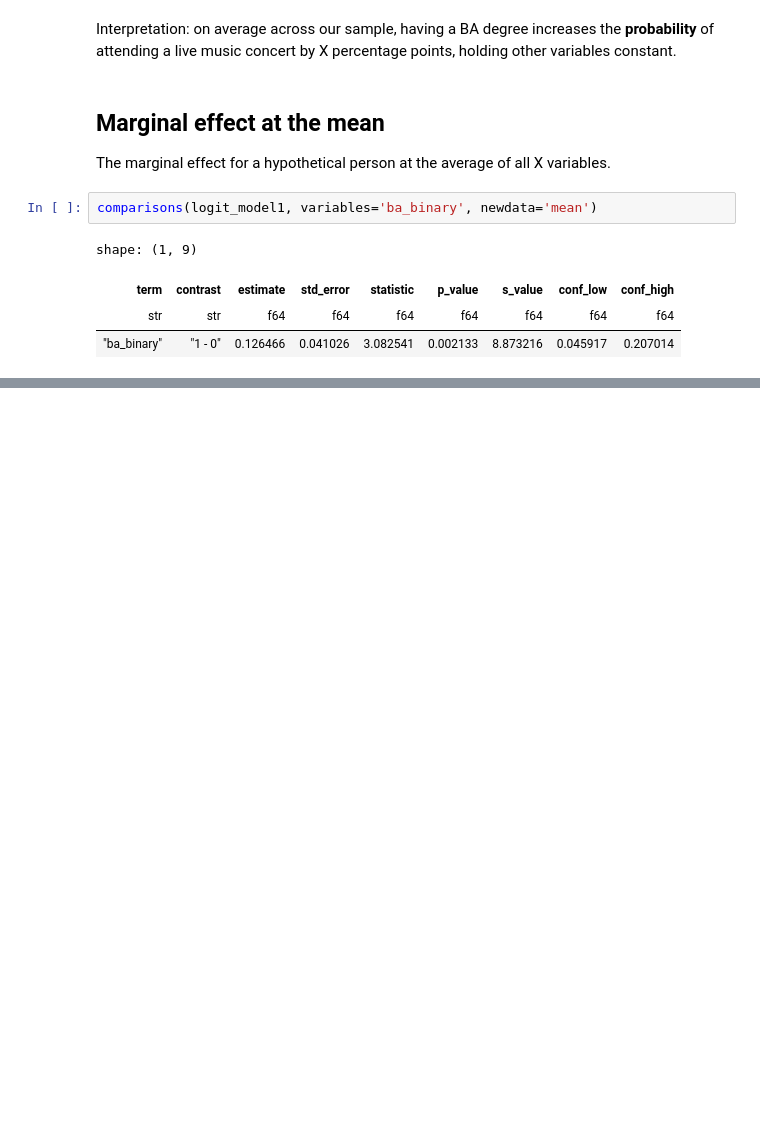
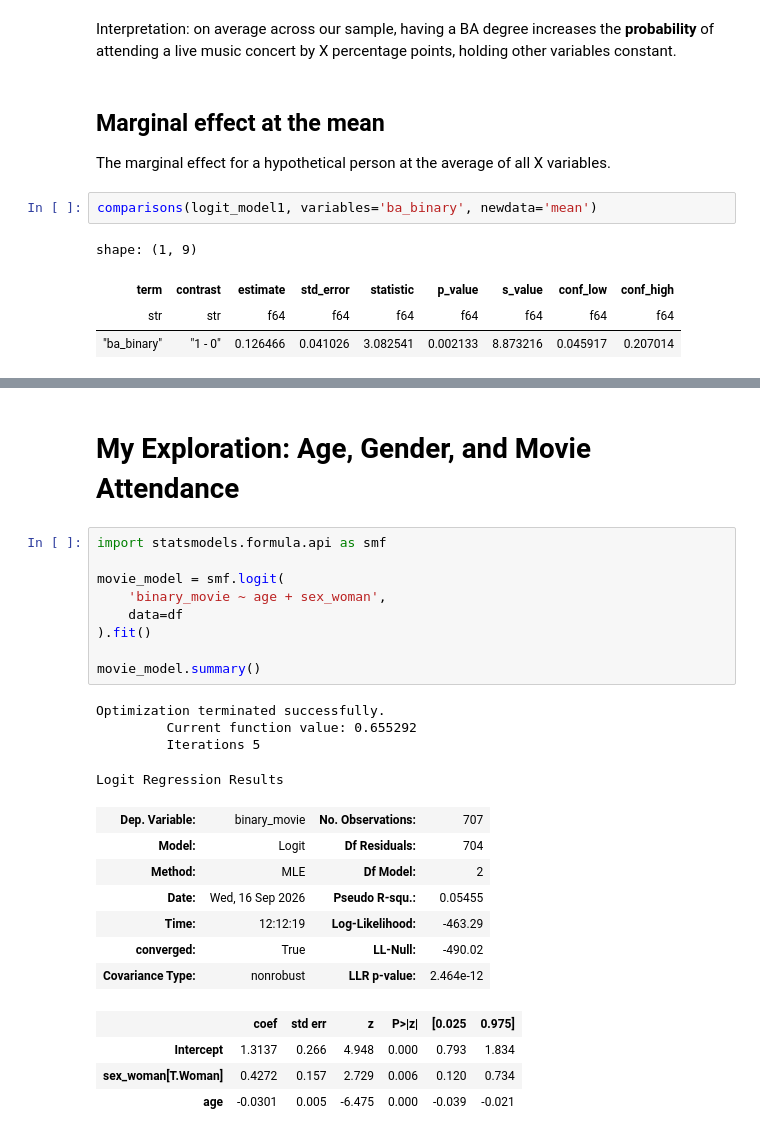
Before and after one commit to xiangyum/hs4002labs_2026, a Jupyter notebook: week6/week6_notebook_student.ipynb, the cells around one changed output, grey strips where cells are left out. Saved outputs shown, nothing was run; the diff lists cells and outputs as text; blank space fills up the shorter version.

Commit message:
Update week 6 exploration

```diff
--- a/week6/week6_notebook_student.ipynb
+++ b/week6/week6_notebook_student.ipynb
@@ -451,0 +460,27 @@ shape: (1, 9)
+# %% [markdown]
+# My Exploration: Age, Gender, and Movie Attendance
+# %%
+import statsmodels.formula.api as smf
+
+movie_model = smf.logit(
+    'binary_movie ~ age + sex_woman',
+    data=df
+).fit()
+
+movie_model.summary()
+# %% [output]
+Optimization terminated successfully.
+         Current function value: 0.655292
+         Iterations 5
+Logit Regression Results
+| Dep. Variable: | binary_movie | No. Observations: | 707 |
+| Model: | Logit | Df Residuals: | 704 |
+| Method: | MLE | Df Model: | 2 |
+| Date: | Wed, 16 Sep 2026 | Pseudo R-squ.: | 0.05455 |
+| Time: | 12:12:19 | Log-Likelihood: | -463.29 |
+| converged: | True | LL-Null: | -490.02 |
+| Covariance Type: | nonrobust | LLR p-value: | 2.464e-12 |
+|  | coef | std err | z | P>|z| | [0.025 | 0.975] |
+| Intercept | 1.3137 | 0.266 | 4.948 | 0.000 | 0.793 | 1.834 |
+| sex_woman[T.Woman] | 0.4272 | 0.157 | 2.729 | 0.006 | 0.120 | 0.734 |
+| age | -0.0301 | 0.005 | -6.475 | 0.000 | -0.039 | -0.021 |
```
Also changed, not shown: parts of 5 cells of this notebook.
